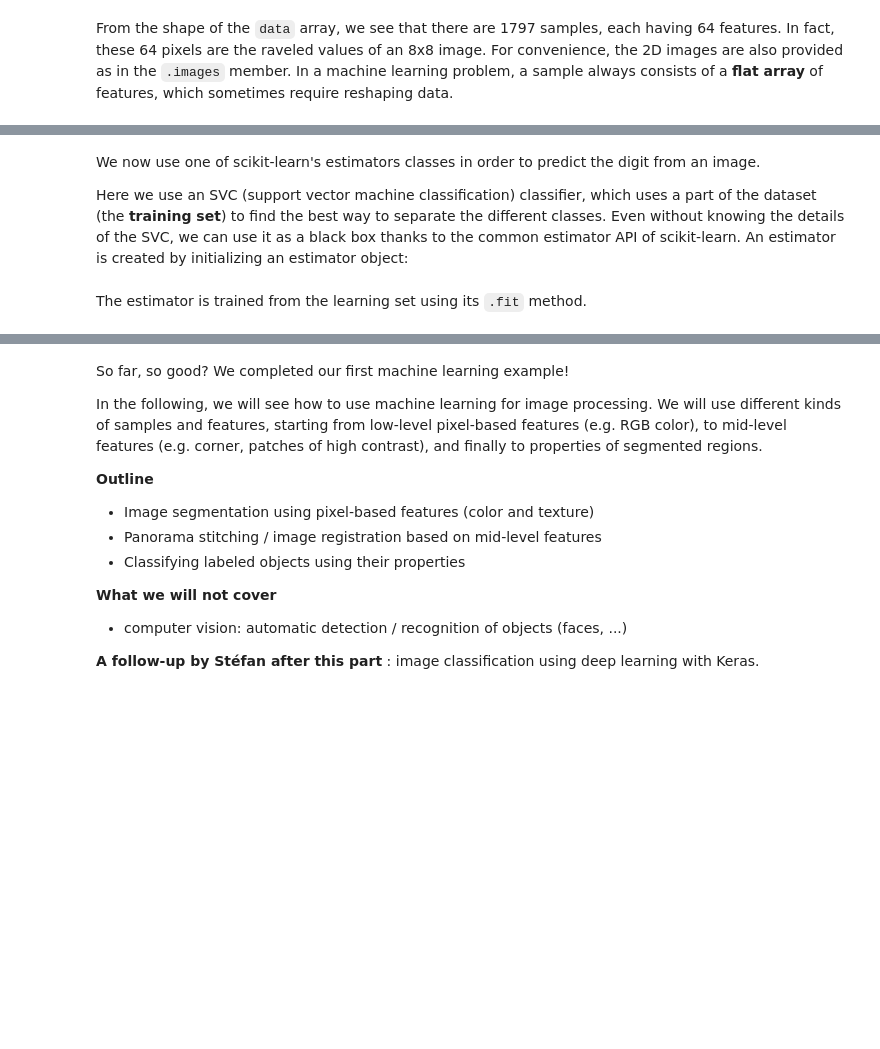
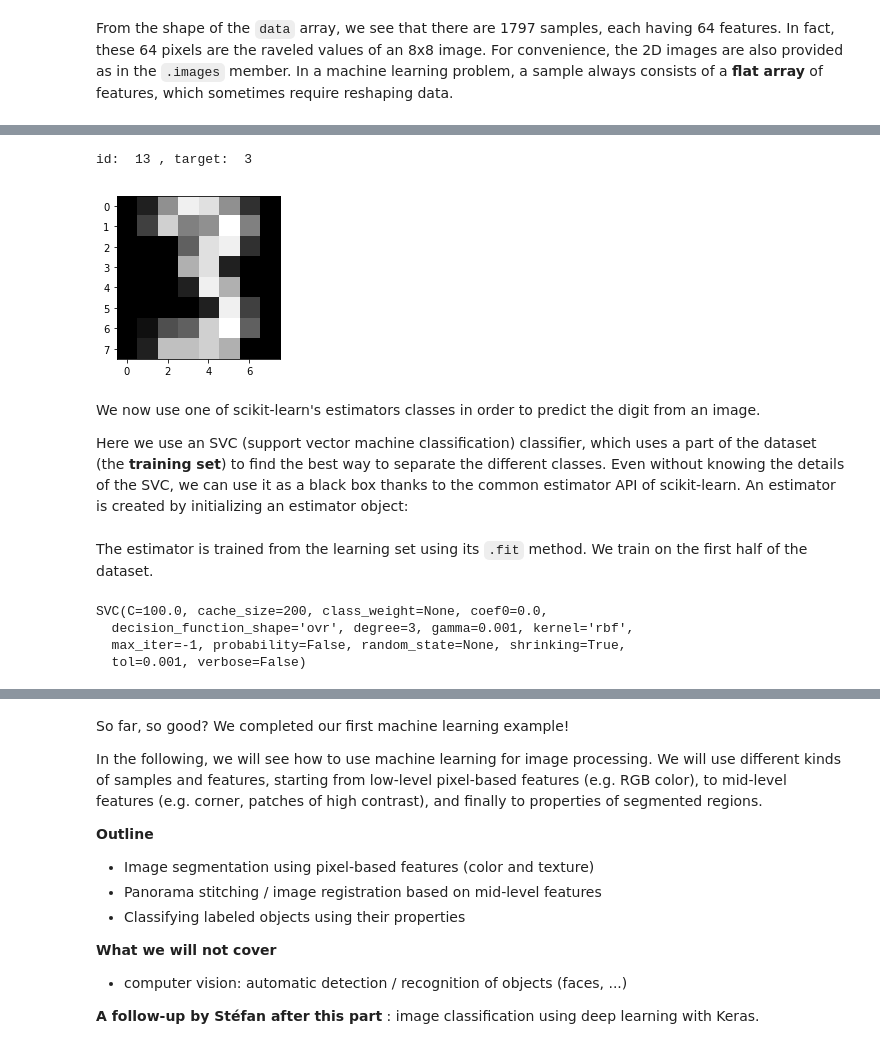
Before and after one commit to rmegret/visionlab, a Jupyter notebook: lectures/machine_learning.ipynb, the cells around one changed output, grey strips where cells are left out. Cells and saved outputs as stored; diff of their text form; code cells hidden in the pictures; blank space fills up the shorter version.

Commit message:
- Added: morpho, machine-learning - Added: image set

```diff
--- a/lectures/machine_learning.ipynb
+++ b/lectures/machine_learning.ipynb
@@ -8,3 +1,17 @@ import matplotlib.pyplot as plt
+# %%
+%load_ext autoreload
+%autoreload 2
+
+from __future__ import division, print_function
+%matplotlib inline
+import numpy as np
+import matplotlib
+import matplotlib.pyplot as plt
+matplotlib.rcParams['image.interpolation'] = 'nearest'
+matplotlib.rcParams['figure.figsize'] = (8,3)
+from skimage import io, color
+import skdemo
+from skdemo import show_segmentation, discrete_colorbar, show_features
 # %% [markdown]
 # Image processing and machine learning
 
@@ -46,6 +81,10 @@ np.all(digits.data[0].reshape((8, 8)) == digits.images[0])
 # %%
-plt.imshow(digits.images[0], cmap='gray')
-print("target: ", digits.target[0])
+i = 13
+plt.imshow(digits.images[i], cmap='gray')
+print("id: ", i,", target: ", digits.target[i])
+# %% [output]
+id:  13 , target:  3
+[figure, added]
 # %% [markdown]
 We now use one of scikit-learn's estimators classes in order to predict the digit from an image.
 
@@ -54,4 +93,4 @@ Here we use an SVC (support vector machine classification) classifier, which use
 from sklearn import svm
 clf = svm.SVC(gamma=0.001, C=100.)
 # %% [markdown]
-The estimator is trained from the learning set using its ``.fit`` method.
+The estimator is trained from the learning set using its ``.fit`` method. We train on the first half of the dataset.
@@ -60 +97,10 @@ clf.fit(digits.data[:-10], digits.target[:-10])
+# %%
+train_ids=np.arange(0,1797//2)   # Use first half for training
+test_ids=np.arange(1797//2,1797) # Use second half for testing
+clf.fit(digits.data[train_ids], digits.target[train_ids])
+# %% [output]
+SVC(C=100.0, cache_size=200, class_weight=None, coef0=0.0,
+  decision_function_shape='ovr', degree=3, gamma=0.001, kernel='rbf',
+  max_iter=-1, probability=False, random_state=None, shrinking=True,
+  tol=0.001, verbose=False)
 # %% [markdown]
```
Also changed, not shown: parts of 104 cells of this notebook, 11 other files.
